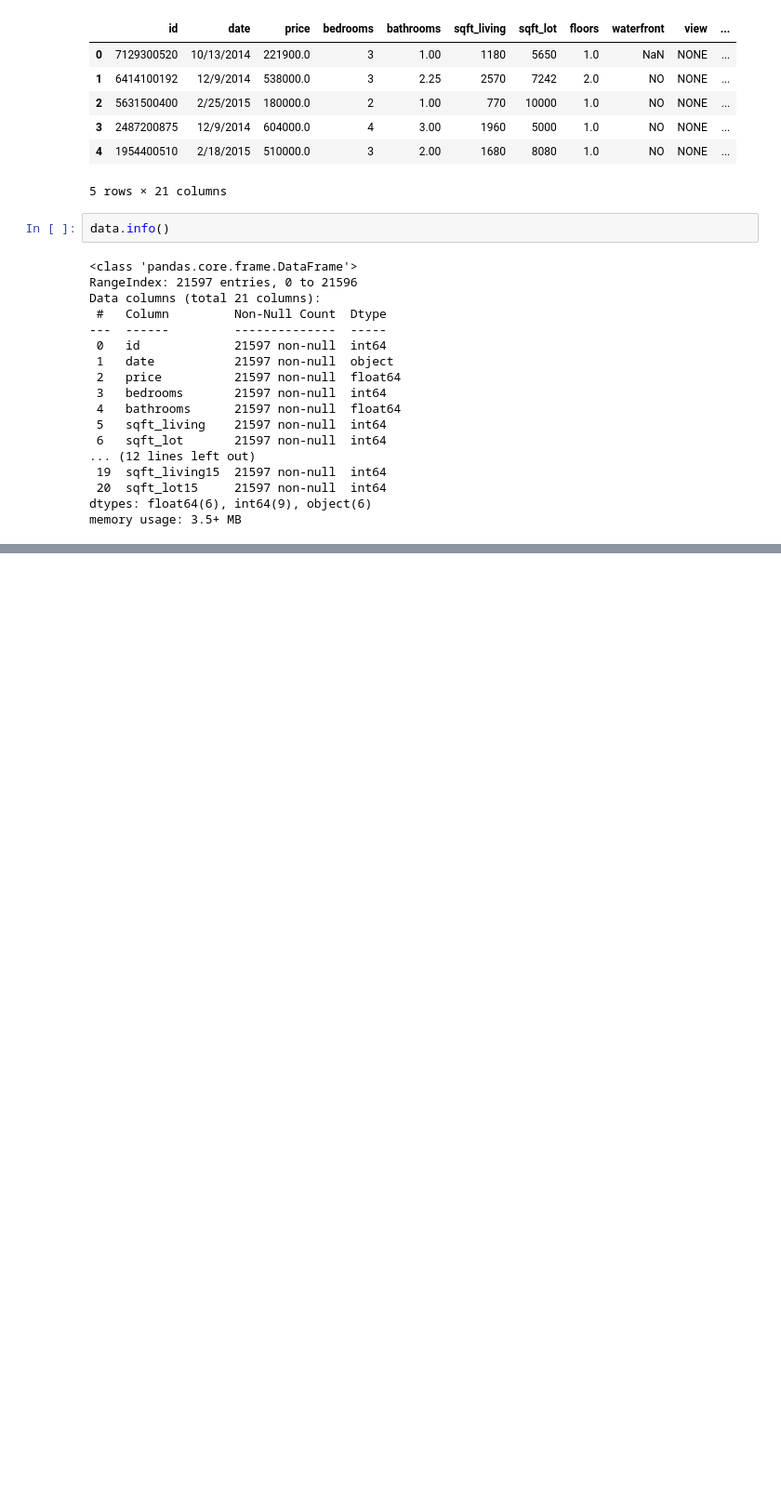
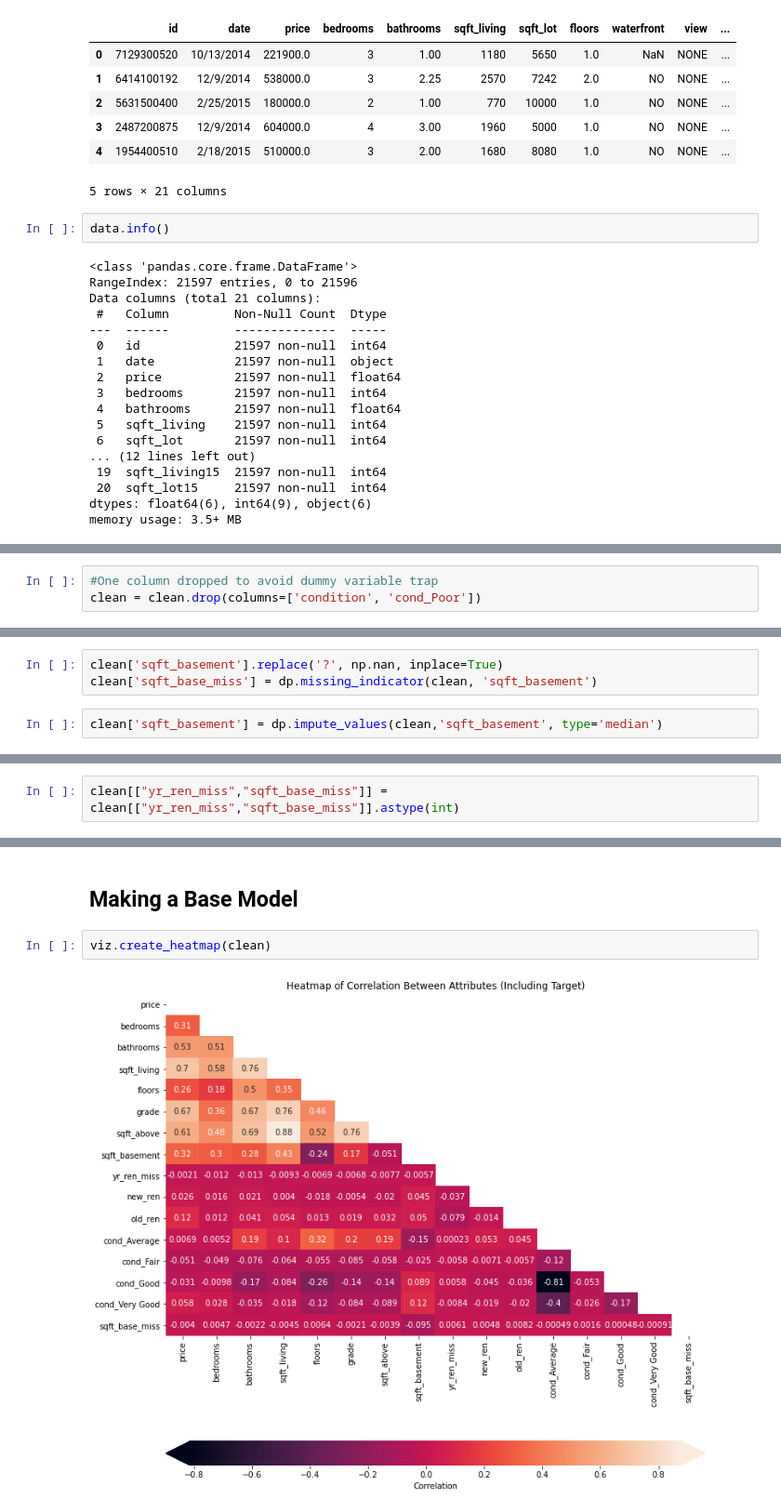
Before and after one commit to nonlocal-lia/King-County-Housing-Analysis, a Jupyter notebook: eda_notebook.ipynb, the cells around one changed output, grey strips where cells are left out. Shown at 93% size. Cells and saved outputs as stored; diff of their text form; blank space fills up the shorter version.

Commit message:
Fixed functions and made baseline model

```diff
--- a/eda_notebook.ipynb
+++ b/eda_notebook.ipynb
@@ -306,0 +228,3 @@ sns.barplot(x=floors.index, y=floors['price'])
+# %%
+#One column dropped to avoid dummy variable trap
+clean = clean.drop(columns=['condition', 'cond_Poor'])
@@ -306,0 +272,5 @@ sns.barplot(x=floors.index, y=floors['price'])
+# %%
+clean['sqft_basement'].replace('?', np.nan, inplace=True)
+clean['sqft_base_miss'] = dp.missing_indicator(clean, 'sqft_basement')
+# %%
+clean['sqft_basement'] = dp.impute_values(clean,'sqft_basement', type='median')
@@ -306,0 +294,2 @@ sns.barplot(x=floors.index, y=floors['price'])
+# %%
+clean[["yr_ren_miss","sqft_base_miss"]] = clean[["yr_ren_miss","sqft_base_miss"]].astype(int)
@@ -306,0 +325,6 @@ sns.barplot(x=floors.index, y=floors['price'])
+# %% [markdown]
+## Making a Base Model
+# %%
+viz.create_heatmap(clean)
+# %% [output]
+[figure, added]
```
Also changed, not shown: parts of 89 cells of this notebook, 2 other files.
